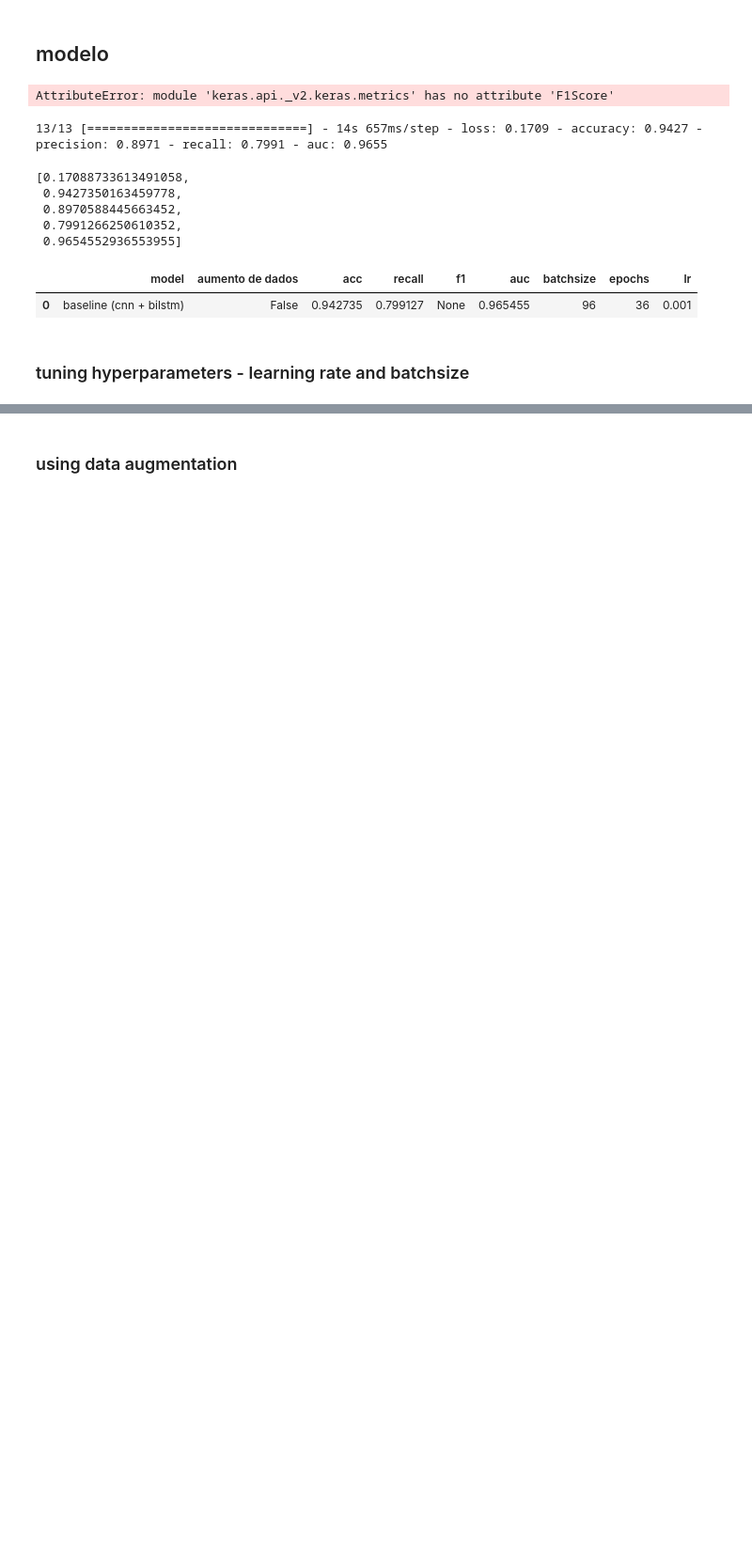
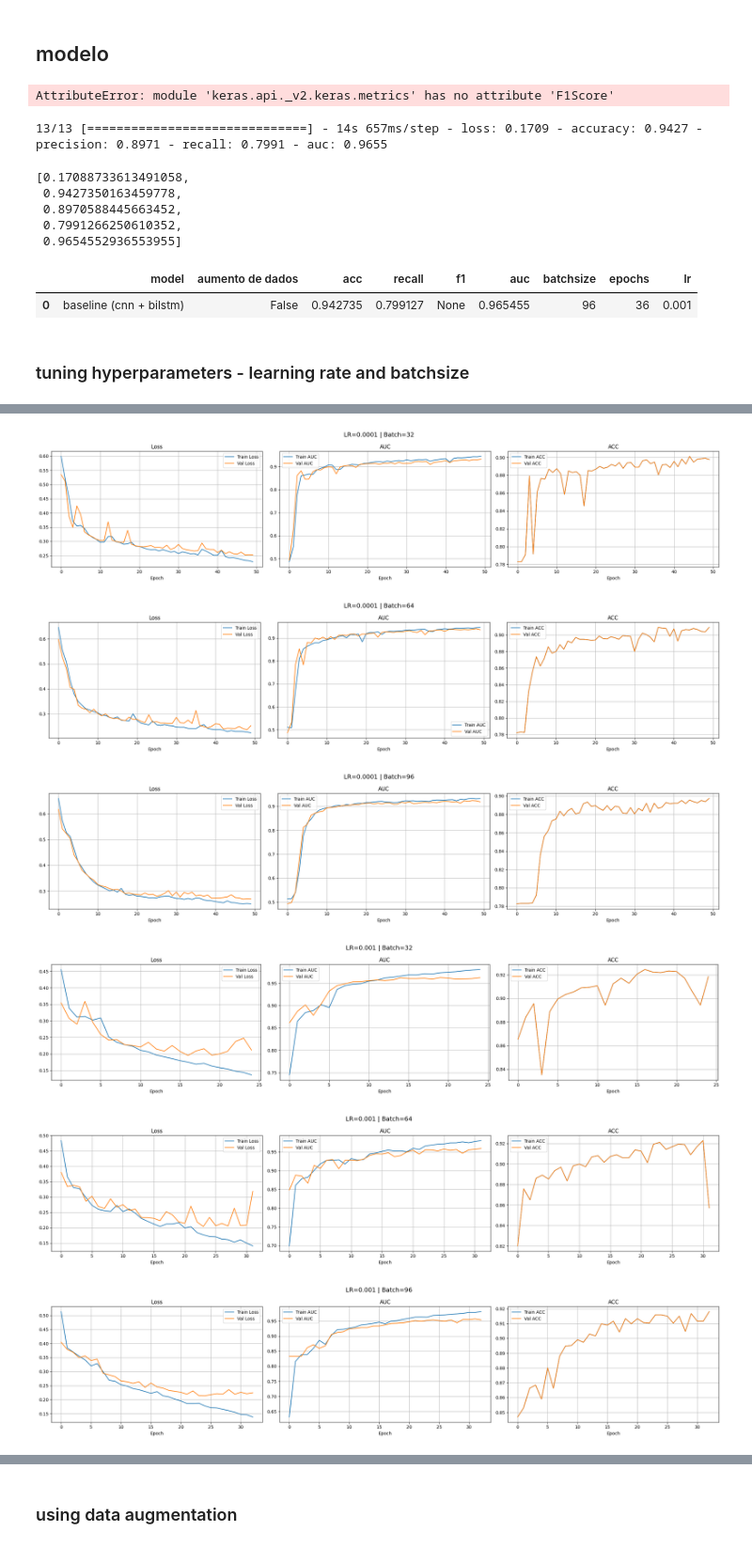
Before and after one commit to lari-ms/xai-heartattack-detection, a Jupyter notebook: notebooks/00_exploring_ptbxl.ipynb, the cells around one changed output, grey strips where cells are left out. Shown at 94% size. Cells and saved outputs as stored; diff of their text form; code cells hidden in the pictures; blank space fills up the shorter version.

Commit message:
modelos treinados

```diff
--- a/notebooks/00_exploring_ptbxl.ipynb
+++ b/notebooks/00_exploring_ptbxl.ipynb
@@ -274,7 +274,7 @@ history = model.fit(
     ytrain['label'],
     validation_data=(X_val, yval['label']),
     epochs=50,
-    batch_size=96,
+    batch_size=128,
     callbacks=[early_stop, checkpoint],
     verbose=1
 )
@@ -417,7 +454,44 @@ Epoch 6/50
 # %%
+import matplotlib.pyplot as plt
 
-results = model.evaluate(
-    X_test,
-    ytest['label'],
-    verbose=1
-)
+def plot_history(history, lr, batch_size):
+    fig, axes = plt.subplots(1, 3, figsize=(22, 5))
+    fig.suptitle(f"LR={lr} | Batch={batch_size}", fontsize=14)
+
+    # Loss
+    axes[0].plot(history.history["loss"], label="Train Loss")
+    axes[0].plot(history.history["val_loss"], label="Val Loss")
+    axes[0].set_title("Loss")
+    axes[0].set_xlabel("Epoch")
+    axes[0].legend()
+    axes[0].grid(True)
+
+    # AUC (ou troca por "accuracy" se preferir)
+    axes[1].plot(history.history["auc"], label="Train AUC")
+    axes[1].plot(history.history["val_auc"], label="Val AUC")
+    axes[1].set_title("AUC")
+    axes[1].set_xlabel("Epoch")
+    axes[1].legend()
+    axes[1].grid(True)
+
+    # acc
+    axes[2].plot(history.history["val_accuracy"], label="Train ACC")
+    axes[2].plot(history.history["val_accuracy"], label="Val ACC")
+    axes[2].set_title("ACC")
+    axes[2].set_xlabel("Epoch")
+    axes[2].legend()
+    axes[2].grid(True)
+
+    plt.tight_layout()
+    plt.show()
+
+# Plotar todos
+for lr, batch_size, history in result_models:
+    plot_history(history, lr, batch_size)
+# %% [output]
+[figure, added]
+[figure, added]
+[figure, added]
+[figure, added]
+[figure, added]
+[figure, added]
```
Also changed, not shown: parts of 7 cells of this notebook, 9 other files.
